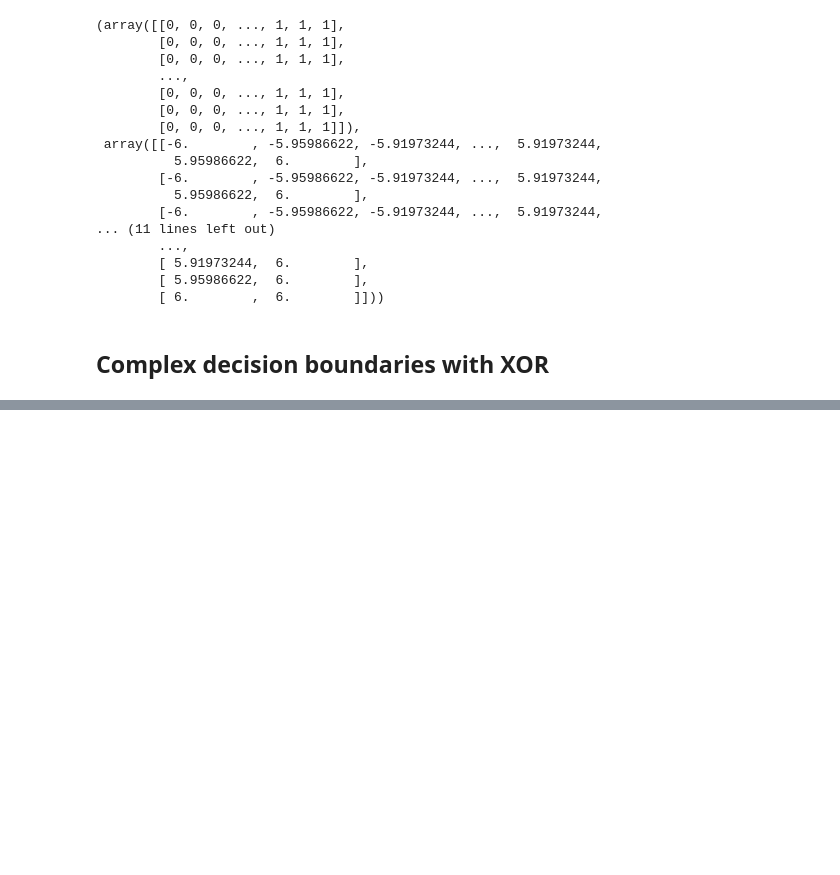
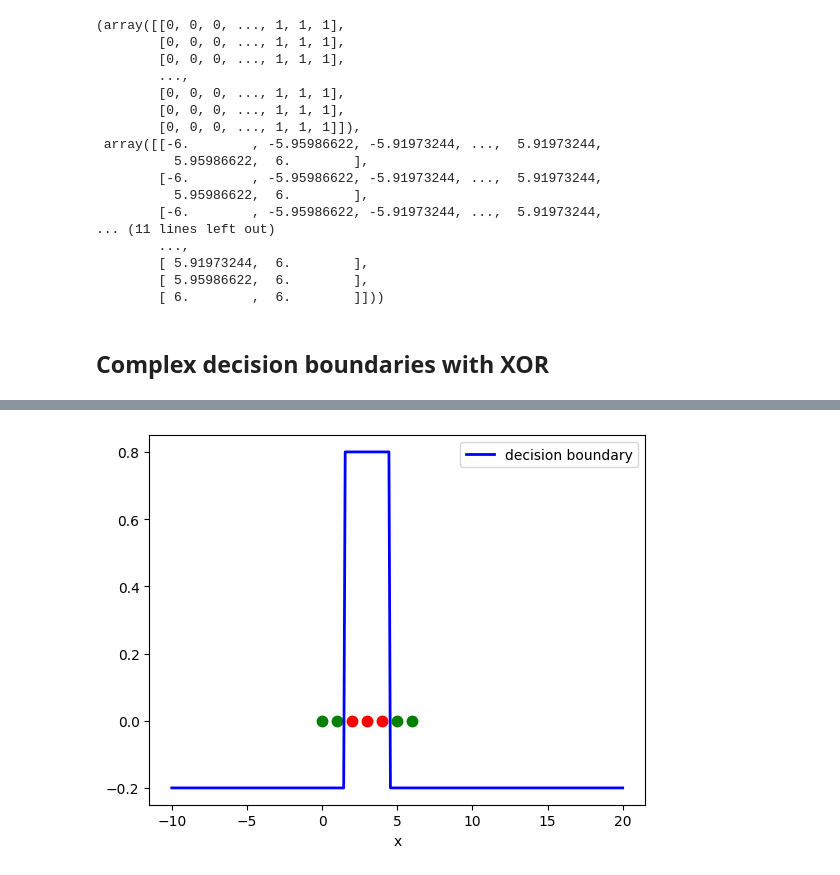
Before and after one commit to rajvee18/machine_learning_2, a Jupyter notebook: assignment_1.ipynb, the cells around one changed output, grey strips where cells are left out. Saved outputs shown, nothing was run; the diff lists cells and outputs as text; code cells hidden in the pictures; blank space fills up the shorter version.

```diff
--- a/assignment_1.ipynb
+++ b/assignment_1.ipynb
@@ -97,0 +162,40 @@ x2 = np.random.randn(50,2) + [2,2]
+# %%
+def predict(x,params):
+    w1,theta=params
+    return int(w1*x >= theta)
+
+def perceptron1(x):
+
+    params=[1,1.5]
+    return predict(x,params)
+
+def perceptron2(x):
+
+    params=[-1,-4.5]
+    return predict(x,params)
+
+def xor_like(x):
+    return perceptron1(x) * perceptron2(x)
+
+
+
+x = np.array([0, 1, 2, 3, 4, 5, 6])
+y = np.array([0, 0, 1, 1, 1, 0, 0])
+
+# Plot points
+for xi, yi in zip(x, y):
+    color = 'green' if yi == 0 else 'red'
+    plt.plot(xi, 0, '.', color=color, markersize=15)
+
+# Plot the "decision region"
+xx = np.linspace(-10, 20, 300)
+yy = [xor_like(val) for val in xx]
+plt.plot(xx, np.array(yy)-0.2, color='blue', linewidth=2, label='decision boundary')
+
+
+plt.xlabel('x')
+
+plt.legend()
+plt.show()
+# %% [output]
+[figure, added]
```
Also changed, not shown: parts of 5 cells of this notebook.
